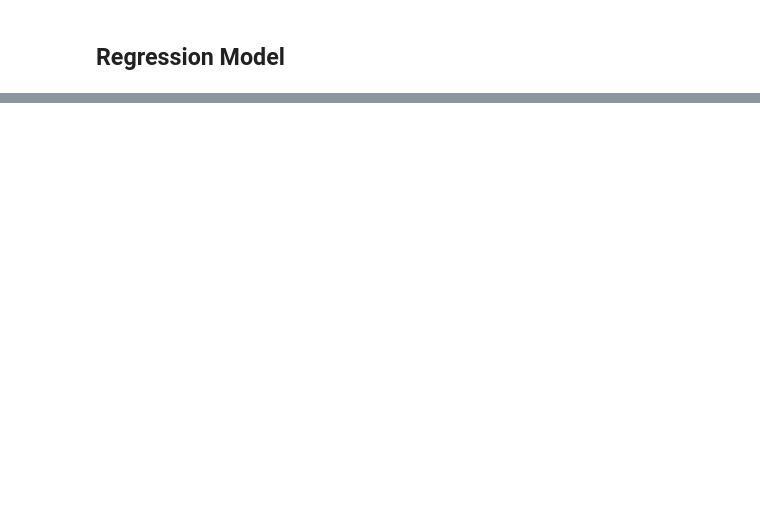
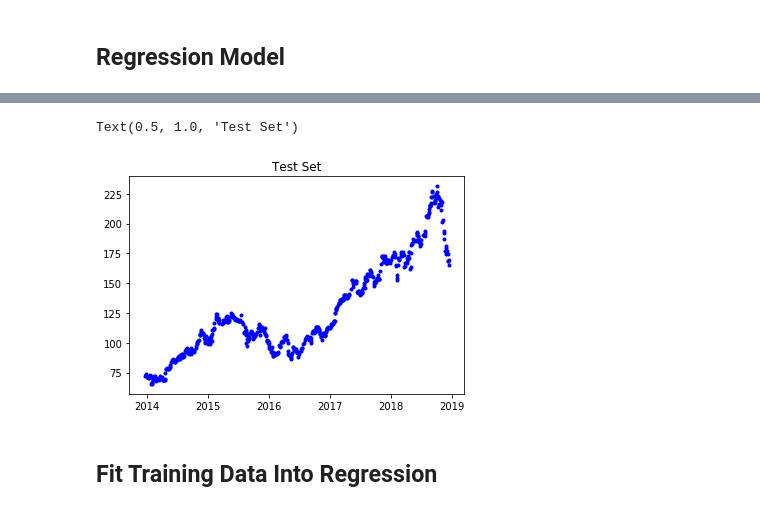
Before and after one commit to joyliao07/data_analysis, a Jupyter notebook: regressions.ipynb, the cells around one changed output, grey strips where cells are left out. Drawn from its saved outputs; the diff is of its cells as text; code cells hidden in the pictures; blank space fills up the shorter version.

```diff
--- a/regressions.ipynb
+++ b/regressions.ipynb
@@ -54,0 +107,8 @@ plt.title('Training Set')
+# %%
+plt.plot(X_test, Y_test, 'bo', markersize=3)
+plt.title('Test Set')
+# %% [output]
+Text(0.5, 1.0, 'Test Set')
+[figure, added]
+# %% [markdown]
+## Fit Training Data Into Regression
```
Also changed, not shown: parts of 24 cells of this notebook.
